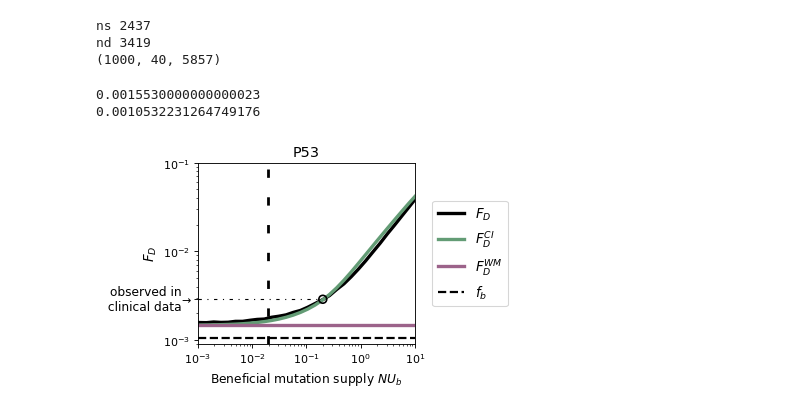
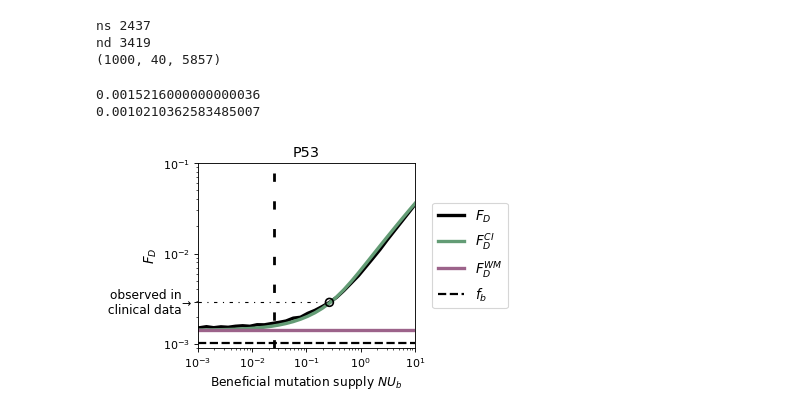
Before and after one commit to AlexKI123/DoublesProject, a Jupyter notebook: Code/WFModel/Plotting/Plot_Empirical_Results.ipynb, the cells around one changed output. Cells and saved outputs as stored; diff of their text form; code cells hidden in the pictures.

```diff
--- a/Code/WFModel/Plotting/Plot_Empirical_Results.ipynb
+++ b/Code/WFModel/Plotting/Plot_Empirical_Results.ipynb
@@ -59,8 +59,8 @@ TEM1 Data
 # %%
 # Load TEM1 data
 
-α = 4*10**(-3)
-folder = 'dataEmpirical/data_TEM1_4_10-3'
+α = 0.0041
+folder = '../../../Data_TEM1/data_TEM1_0004'
 
 ris, ris0, fits = [], [], []
 for s in sorted(glob.glob(folder+'/*ris.npy')):
@@ -74,15 +74,14 @@ ris = np.array(ris)
 ris0 = np.array(ris0)
 fits = np.array(fits)
 
-
-fs = np.load("dataEmpirical/singles_TEM1.npy")
-fd = np.load("dataEmpirical/doubles_TEM1.npy")
+fs = np.load("../WF_Simulations/singles_TEM1.npy")
+fd = np.load("../WF_Simulations/doubles_TEM1.npy")
 ns = len(fs)
 nd = len(fd)
 print("ns", ns)
 print("nd", nd)
-mus = 10**(-10)*3*0.76/5.80
-mud = 10**(-10)*α*3*0.99*0.52/9.63
+mus = 2.3*10**(-10)*3*0.76/6.09
+mud = 2.3*10**(-10)*α*3*0.99*0.51/10.23
 
 U = ns*mus + nd*mud
 fractionAAlevel = mud*nd/(mud*nd+mus*ns)
@@ -146,7 +144,7 @@ P53
 # Load P53 data
 
 α = 2*10**(-3)
-folder = 'dataEmpirical/dataP53_2_10-3'
+folder = '../../../Data_P53/dataP53_0002'
 
 
 ris = []
@@ -165,15 +163,14 @@ fits = np.array(fits)
 
 
 
-fs = np.load("dataEmpirical/singles_P53.npy")
-fd = np.load("dataEmpirical/doubles_P53.npy")
-
+fs = np.load("../WF_Simulations/singles_P53.npy")
+fd = np.load("../WF_Simulations/doubles_P53.npy")
 ns = len(fs)
 nd = len(fd)
 print("ns", ns)
 print("nd", nd)
-mus = 10**(-10)*3*0.76/5.80
-mud = 10**(-10)*α*3*0.99*0.52/9.63
+mus = 2.7*10**(-9)*3*0.76/6.09
+mud = 2.7*10**(-9)*α*3*0.99*0.51/10.23
 
 U = ns*mus + nd*mud
 Ubs = mus*len(fs[fs>1])
@@ -230,34 +227,34 @@ plt.yticks(y_ticks, y_ticks_labels)
 
 plt.axvline([np.real(epsilon/(4*lambertw(epsilon/(4*Ubs))))], linestyle=(0, (3, 7)), color="black", linewidth=2.5)
 plt.axvline([np.real(epsilon*ns/(4*lambertw(epsilon/(4*mus/5.80))))], linestyle=(0, (1, 5)), color="black", linewidth=2.5)
 
 
 # Setting the y-limits explicitly to ensure the range remains consistent
 plt.ylim(9*10**(-4), 1*10**(-1))
 plt.xlim(10**(-3.), 10**(1))
 
 # Annotate with "fixed" text to the left of the arrow
 plt.annotate("observed in\n clinical data", xy=(plt.xlim()[0], fixed_value), xytext=(plt.xlim()[0]*0.5, fixed_value),
              textcoords='data', color="black", va='center', ha='right', fontsize=11)
 
 # Assuming you have already set up your plot
-x_intersection = 0.2  # Determine the x-value of the intersection
+x_intersection = 0.265  # Determine the x-value of the intersection
 y_intersection = 0.0028779  # This is the fixed value
 plt.scatter(x_intersection, y_intersection, edgecolors='black', facecolors='none', s=50, linewidths=1.5, zorder=5)
 
 plt.axhline(y=y_intersection, color='black', linestyle=(0, (3, 5, 1, 5)), xmin=0.0001, xmax=0.55, linewidth=1)
 
 
 plt.ylabel(r"$F_{D}$", fontsize = 12)
 plt.xlabel("Beneficial mutation supply $NU_b$", fontsize=11)
 plt.title("P53", fontsize=13)
 
 # Move the legend outside of the plot
 plt.legend(fontsize=12, bbox_to_anchor=(1.05, 0.5), loc='center left')
 
 plt.savefig("plotP53_0002.pdf", bbox_inches="tight")
 plt.show()
 # %% [output]
-0.0015530000000000023
-0.0010532231264749176
+0.0015216000000000036
+0.0010210362583485007
-[figure, old version]
+[figure, new version]
```
Also changed, not shown: parts of 2 cells of this notebook, 15 other files.
